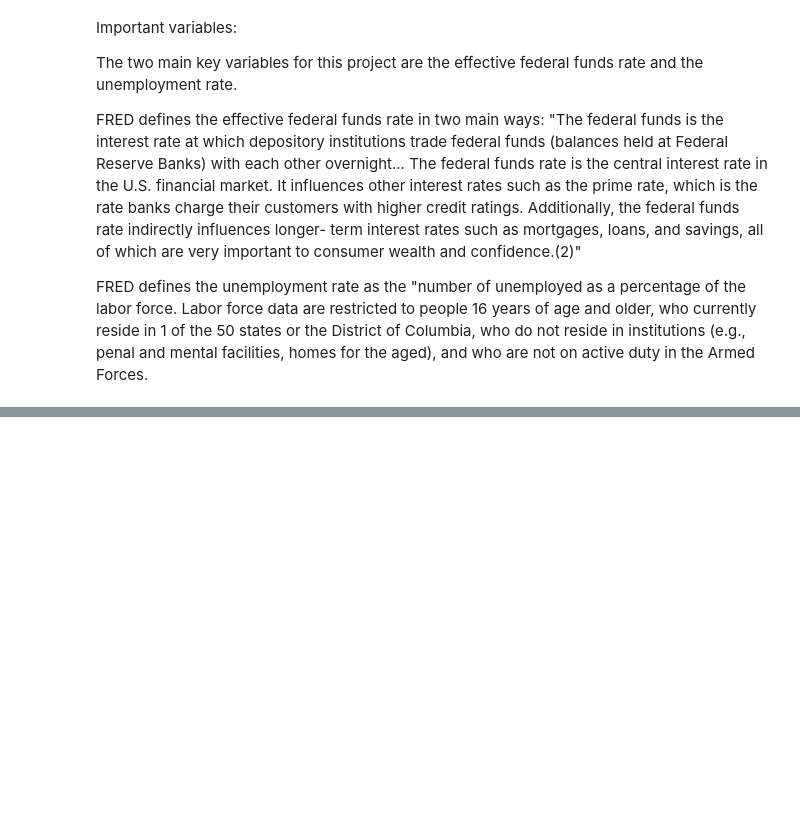
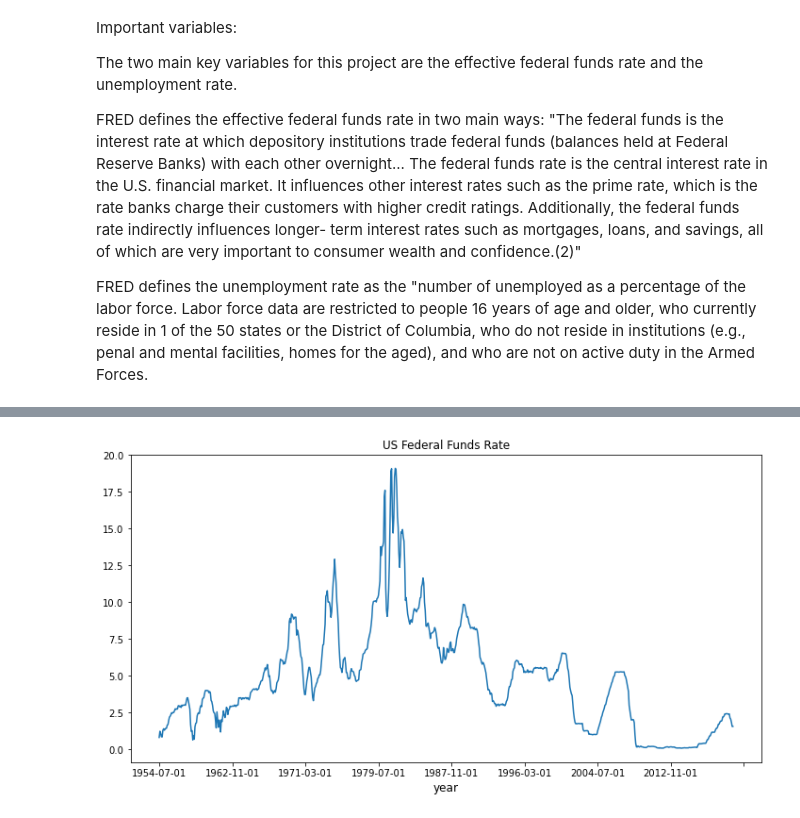
Before and after one commit to doctorkdo/Econ-149-Project, a Jupyter notebook: Econ149 Project.ipynb, the cells around one changed output, grey strips where cells are left out. Saved outputs shown, nothing was run; the diff lists cells and outputs as text; code cells hidden in the pictures; blank space fills up the shorter version.

```diff
--- a/Econ149 Project.ipynb
+++ b/Econ149 Project.ipynb
@@ -34,0 +78,5 @@ from statsmodels.iolib.summary2 import summary_col
+# %%
+#Access Data
+url_r = 'http://research.stlouisfed.org/fred2/series/FEDFUNDS/downloaddata/FEDFUNDS.csv'
+data_r = pd.read_csv(url_r, parse_dates=True)
+data_r.head()
@@ -34,0 +90,3 @@ from statsmodels.iolib.summary2 import summary_col
+# %%
+data_r.columns=['DATE', 'FFR']
+data_r.head()
@@ -34,0 +113,8 @@ from statsmodels.iolib.summary2 import summary_col
+# %%
+#Graphing Federal Funds Rate
+data_r1=data_r.set_index('DATE')
+ax = data_r1['1954':'2020'].plot(title='US Federal Funds Rate', legend=False, figsize=(12,6))
+ax.set_xlabel('year', fontsize=12)
+plt.show()
+# %% [output]
+[figure, added]
```
Also changed, not shown: parts of 9 cells of this notebook.
